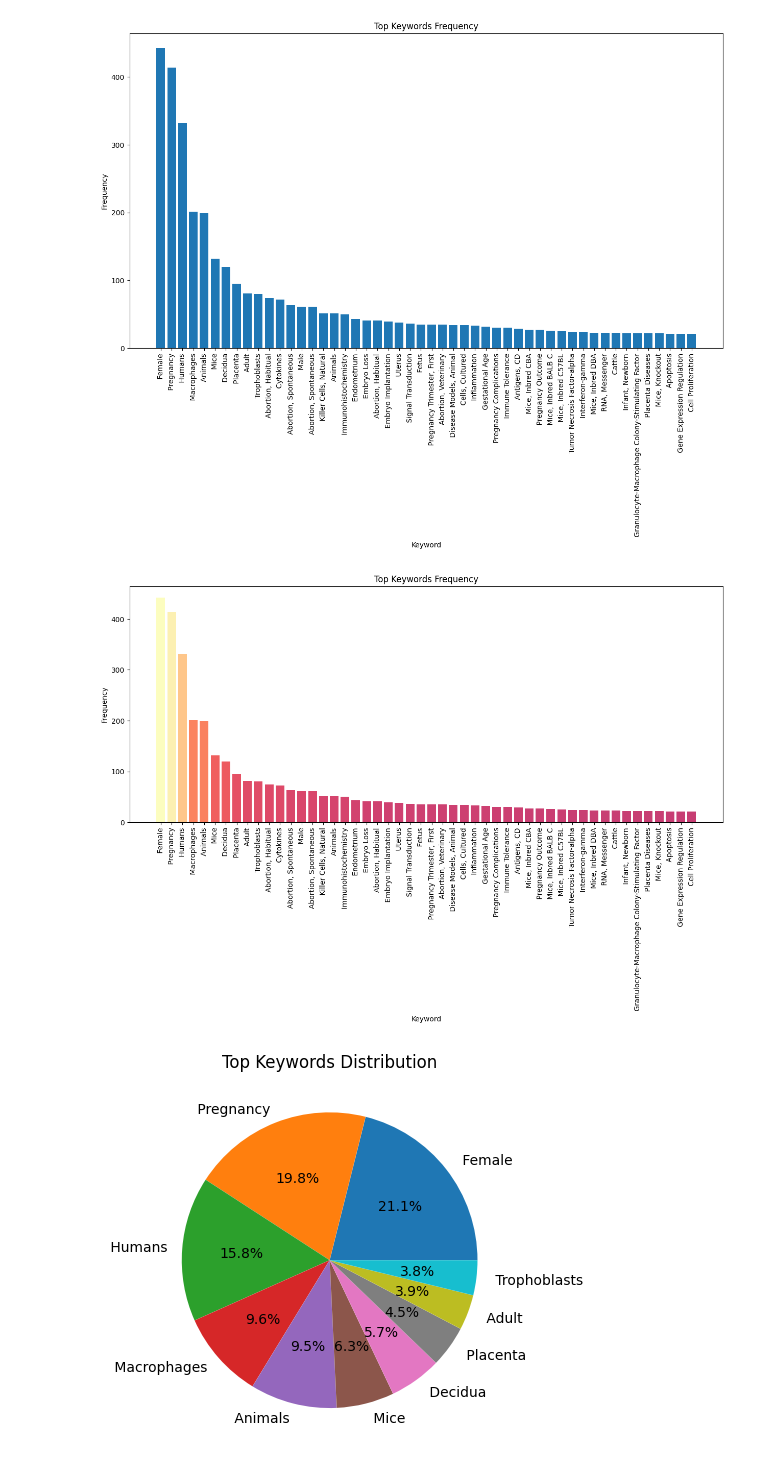
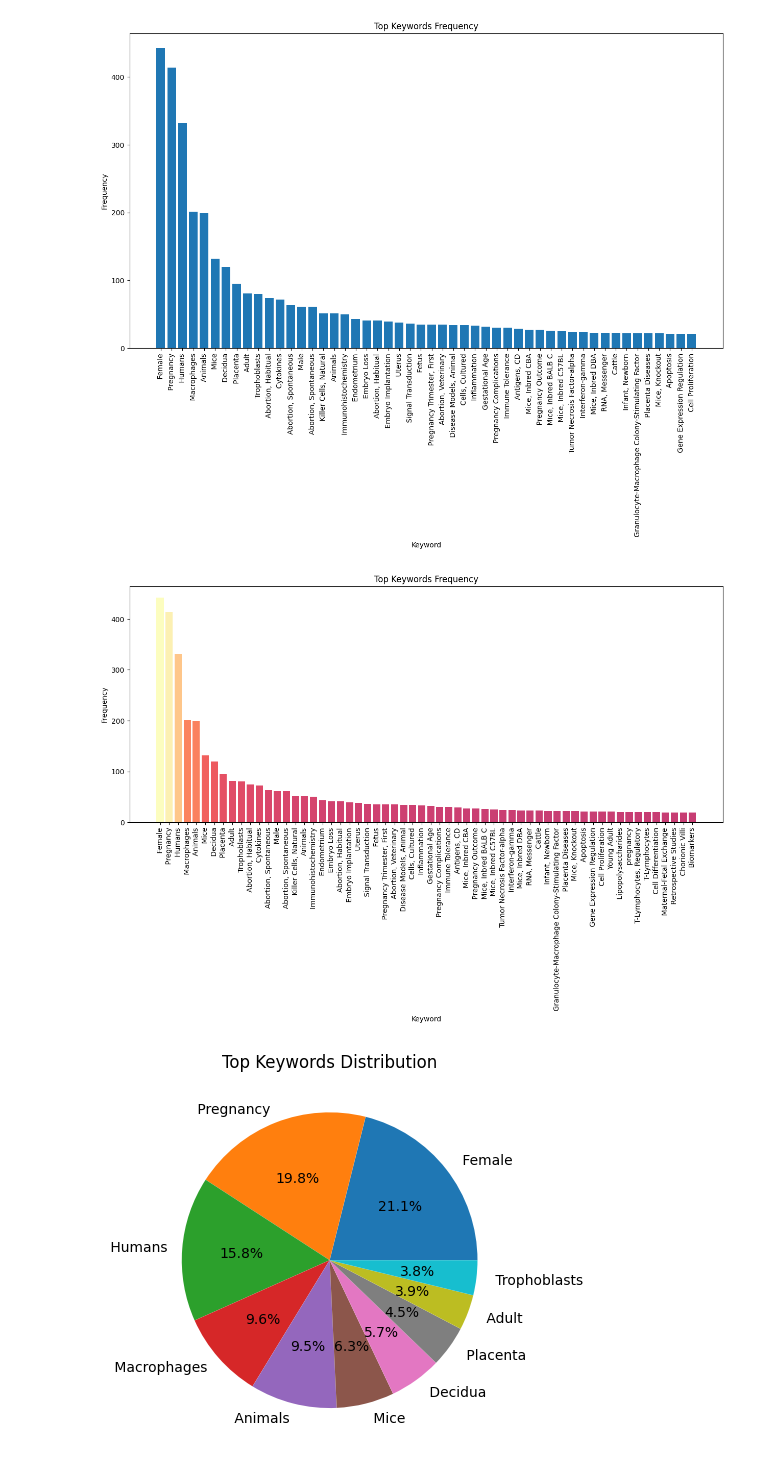
Before and after one commit to pigudog/stats_medicine, a Jupyter notebook: Mesh_literature/plot_mesh.ipynb, the cells around one changed output. Cells and saved outputs as stored; diff of their text form; code cells hidden in the pictures.

```diff
--- a/Mesh_literature/plot_mesh.ipynb
+++ b/Mesh_literature/plot_mesh.ipynb
@@ -202,34 +202,34 @@ pdf_pages.close()
 # %%
 import matplotlib.pyplot as plt
 import matplotlib.colors as mcolors
 from matplotlib.backends.backend_pdf import PdfPages
 
 # 假设 keyword_freq 是一个字典，键是关键词，值是频率
 # 获取前10个最频繁的关键词
-top_keywords = dict(sorted(keyword_freq.items(), key=lambda item: item[1], reverse=True)[:50])
+top_keywords = dict(sorted(keyword_freq.items(), key=lambda item: item[1], reverse=True)[:60])
 
 # 创建一个PDF页
 pdf_pages = PdfPages('bar_plot_frequency_with_gradient.pdf')
 
 # 用颜色映射创建颜色的列表
 norm = mcolors.Normalize(min(top_keywords.values())-500, max(top_keywords.values()))
 colors = plt.cm.magma(norm(list(top_keywords.values())))
 
 # 画图
 plt.figure(figsize=(15, 6))
 plt.bar(top_keywords.keys(), top_keywords.values(), color=colors)
 plt.title('Top Keywords Frequency')
 plt.xlabel('Keyword')
 plt.ylabel('Frequency')
 plt.xticks(rotation=90)  # 旋转X轴的标签以减少拥挤
 
 # 保存到PDF
 pdf_pages.savefig(plt.gcf())
 
 # 关闭PDF
 pdf_pages.close()
 # %% [output]
-[figure, old version]
+[figure, new version]
 # %%
 import matplotlib.pyplot as plt
 from matplotlib.backends.backend_pdf import PdfPages
```
